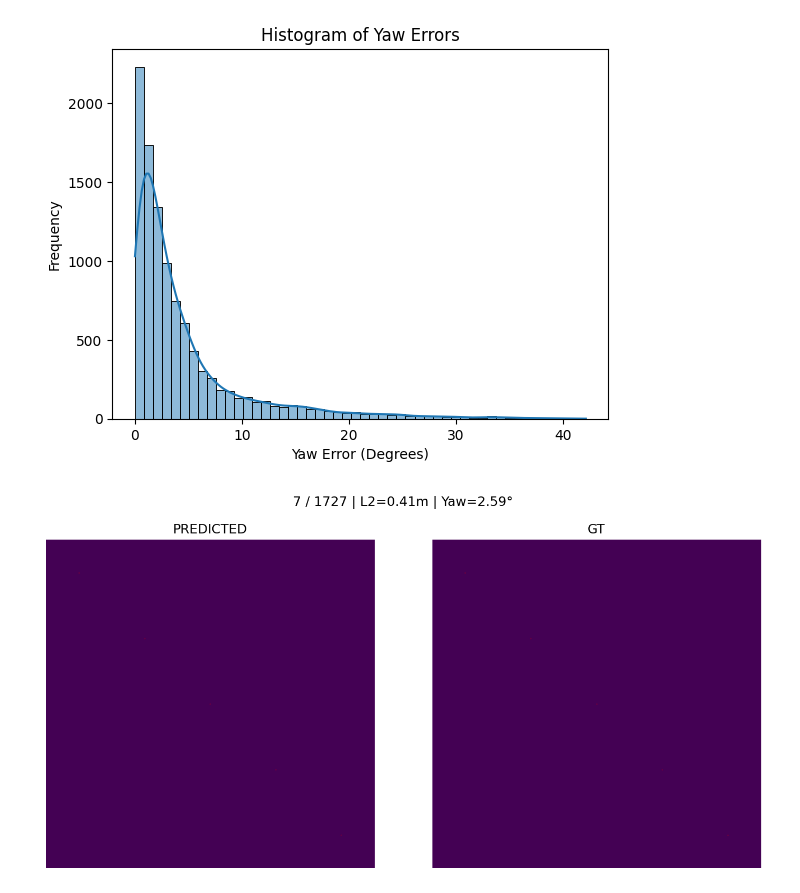
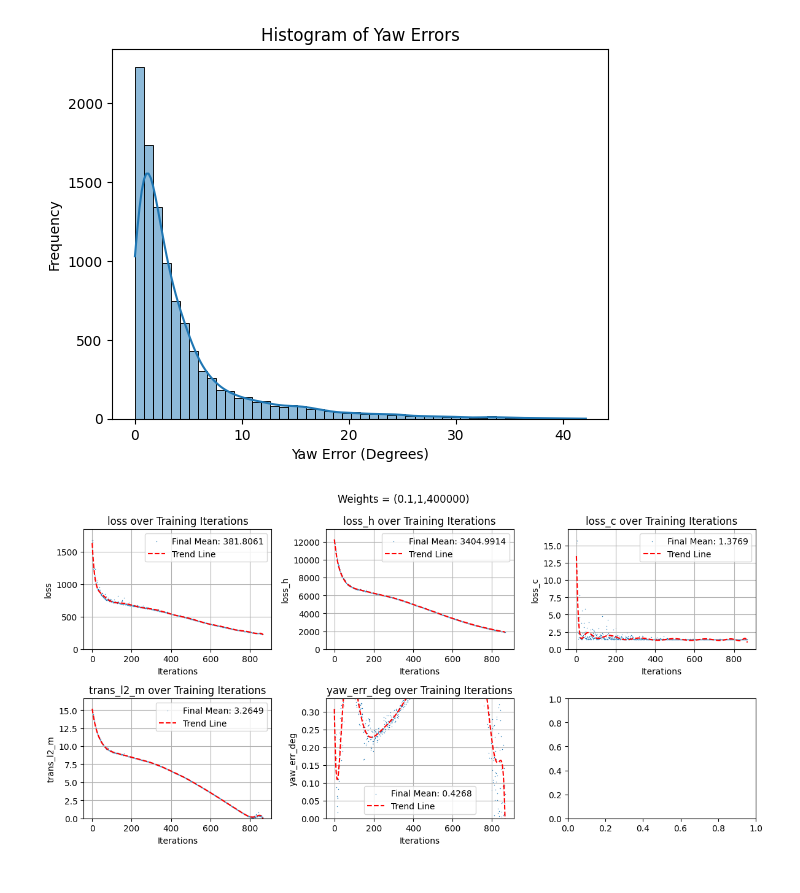
Before and after one commit to ifinckh/2025_sem_proj_FINCKH_VITA, a Jupyter notebook: results.ipynb, the cells around one changed output. Drawn from its saved outputs; the diff is of its cells as text; code cells hidden in the pictures.

Commit message:
2 New trainings with hopefully meaningful learning

```diff
--- a/results.ipynb
+++ b/results.ipynb
@@ -398,43 +398,3 @@ plt.title('Histogram of Yaw Errors')
 # %% [output]
 Text(0.5, 1.0, 'Histogram of Yaw Errors')
 [figure]
-# %%
-import matplotlib.pyplot as plt
-import numpy as np
-fig, ax = plt.subplots(1, 2, figsize=(10, 5), dpi=140)
-fig.subplots_adjust(left=0, right=1, bottom=0, top=1, wspace=0.01, hspace=0)
-img = np.zeros((5,5))  # Dummy image
-# Predicted (Left)
-x = [0,1,2,3,4]
-ax[0].imshow(img, origin="upper")
-ax[0].scatter(x, x, s=0.2, c="r", alpha=0.2)
-ax[0].set_aspect("equal")
-ax[0].axis('off')
-
-# Label: Predicted
-ax[0].set_title("PREDICTED")
-
-# GT (Right)
-
-ax[1].imshow(img, origin="upper")
-ax[1].scatter(x, x, s=0.2, c="r", alpha=0.2)
-ax[1].set_aspect("equal")
-ax[1].axis('off')
-
-# Label: GT
-# ax[1].text(0.02, 0.95, "GROUND TRUTH", transform=ax[1].transAxes,
-#             fontsize=10, color='white', weight='bold', ha='left', va='top',
-#             bbox=dict(facecolor='black', alpha=0.5, edgecolor='none', pad=2))
-ax[1].set_title("GT")
-
-# --- Main Title (Top Center, Fixed) ---
-if True:
-    # y=0.98 puts it at the very top
-    # fig.text(0.5, 0.98, "7 / 1727 | L2=0.41m | Yaw=2.59°", ha='center', va='top',
-    #             fontsize=11, color='white', weight='bold',
-    #             bbox=dict(facecolor='black', alpha=0.6, edgecolor='none', pad=4))
-    fig.suptitle("7 / 1727 | L2=0.41m | Yaw=2.59°")
-
-fig.tight_layout()
-# %% [output]
-[figure, removed]
@@ -472,0 +401,5 @@ if title:
+# %%
+df = pd.read_csv("metrics/train/2026_01_08_23_24_34.csv")
+plot_metric(df, "Weights = (0.1,1,400000)")
+# %% [output]
+[figure, added]
```
Also changed, not shown: parts of 1 cell of this notebook, 15 other files.
